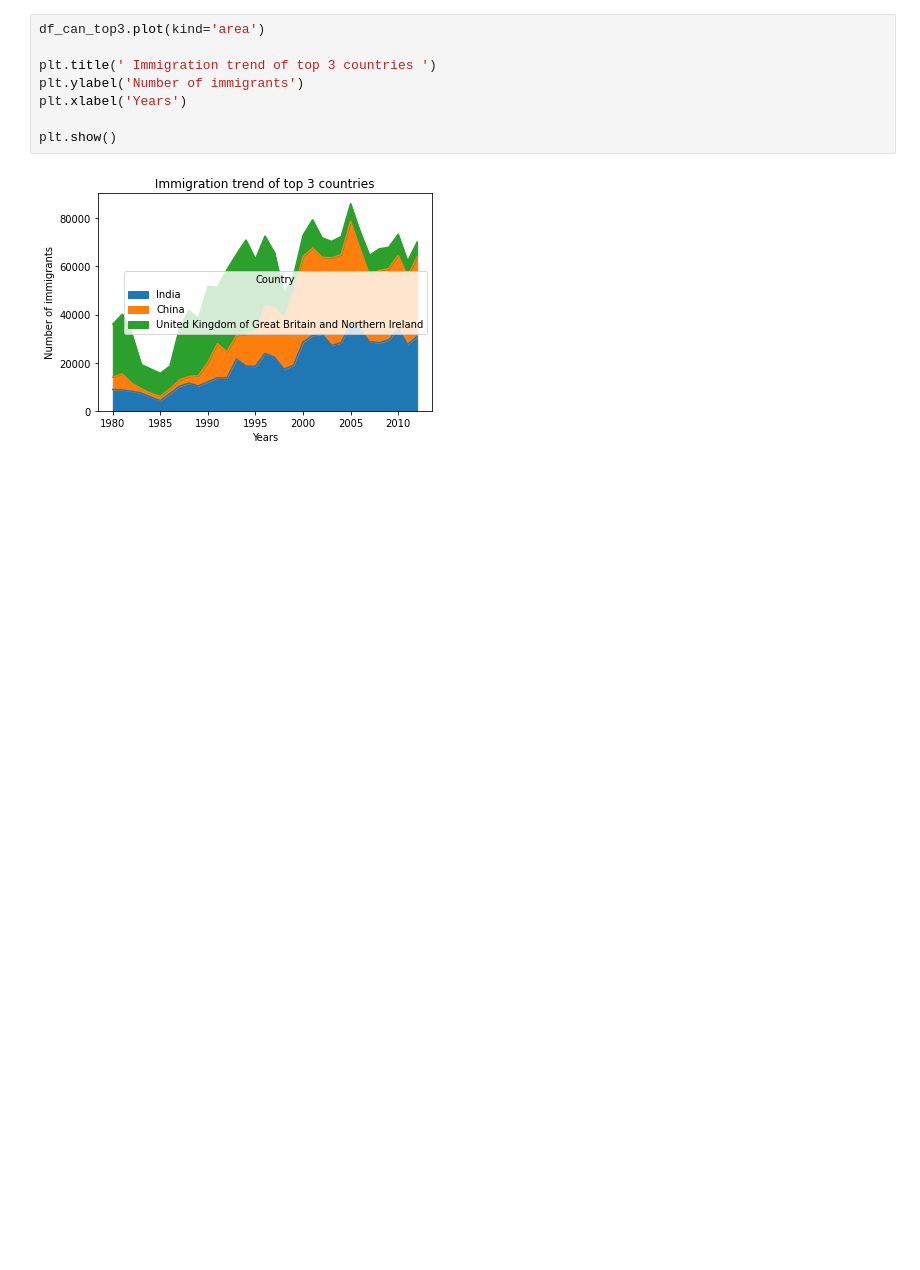
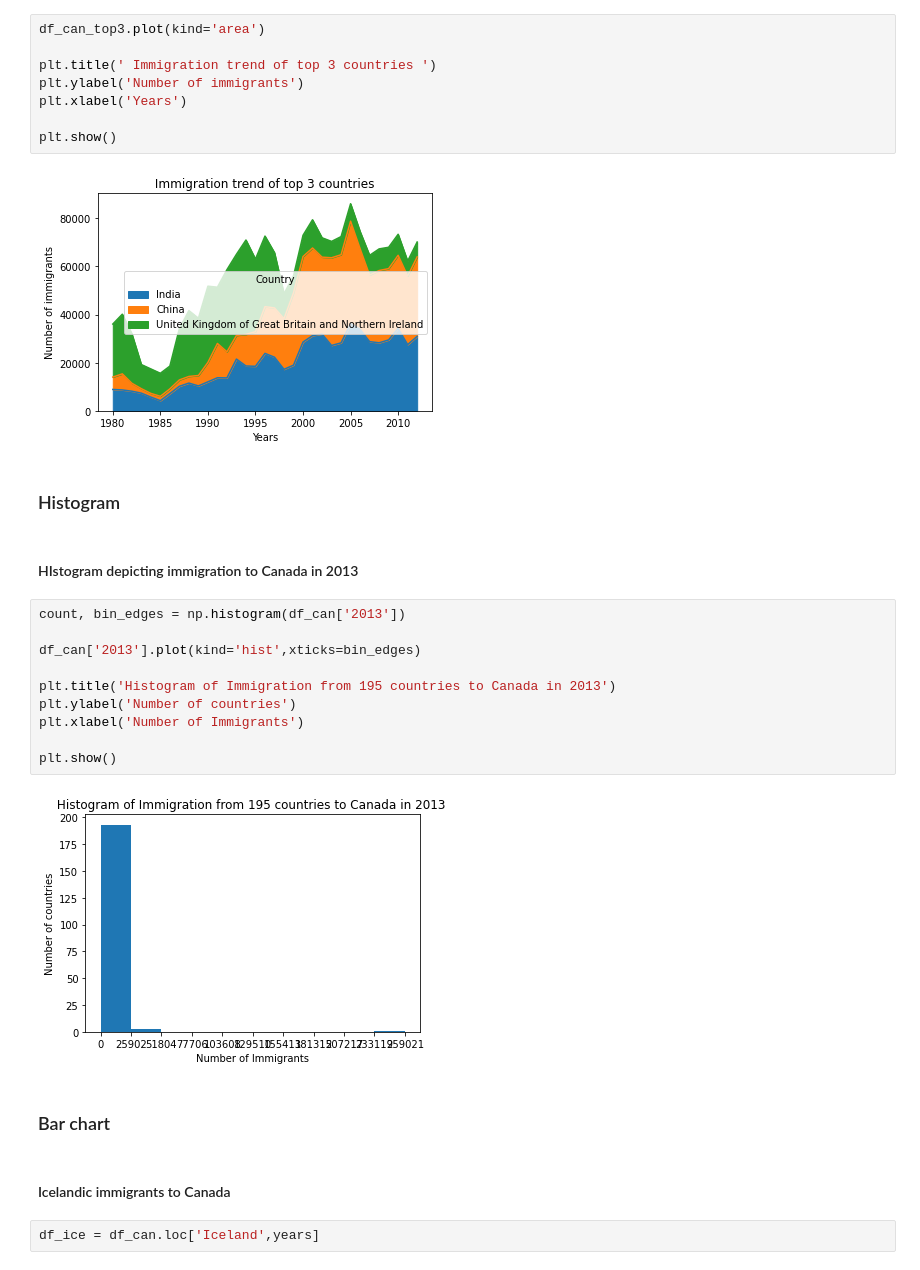
Before and after one commit to Santocodes/VIZ-Shizz, a Jupyter notebook: Intro to matplotlib/Immigration_to_Canada_Dataset.ipynb, the cells around one changed output. Drawn from its saved outputs; the diff is of its cells as text; blank space fills up the shorter version.

```diff
--- a/Intro to matplotlib/Immigration_to_Canada_Dataset.ipynb
+++ b/Intro to matplotlib/Immigration_to_Canada_Dataset.ipynb
@@ -141,3 +142,25 @@ plt.xlabel('Years')
 plt.show()
 # %% [output]
 [figure]
+# %% [markdown]
+### Histogram
+# %% [markdown]
+#### HIstogram depicting immigration to Canada in 2013
+# %%
+count, bin_edges = np.histogram(df_can['2013'])
+
+df_can['2013'].plot(kind='hist',xticks=bin_edges)
+
+plt.title('Histogram of Immigration from 195 countries to Canada in 2013')
+plt.ylabel('Number of countries')
+plt.xlabel('Number of Immigrants')
+
+plt.show()
+# %% [output]
+[figure, added]
+# %% [markdown]
+### Bar chart
+# %% [markdown]
+#### Icelandic immigrants to Canada
+# %%
+df_ice = df_can.loc['Iceland',years]
```
Also changed, not shown: parts of 3 cells of this notebook.
